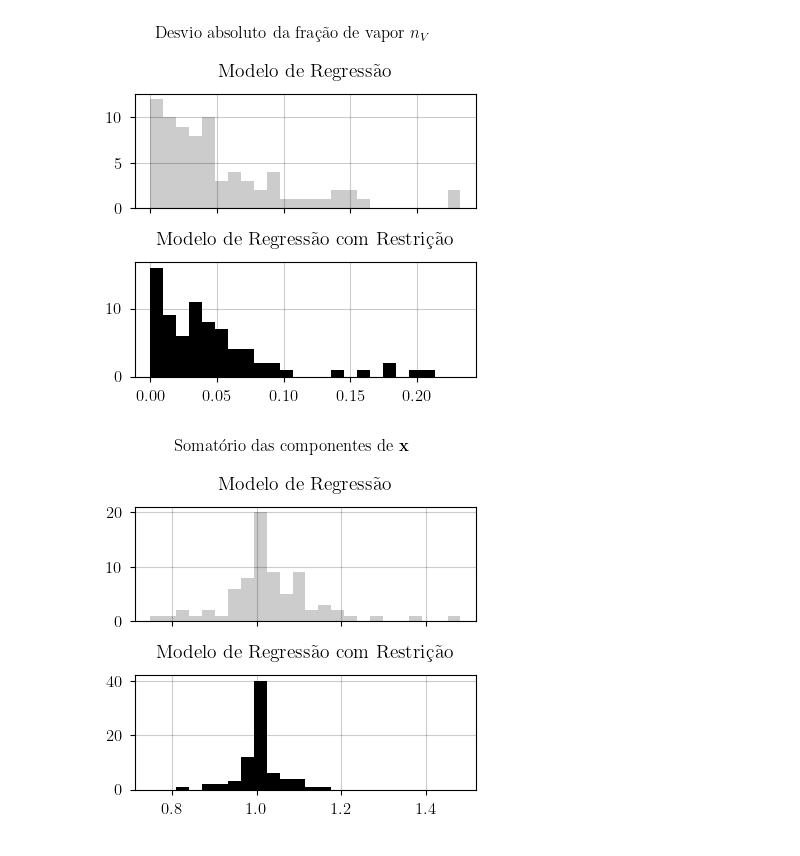
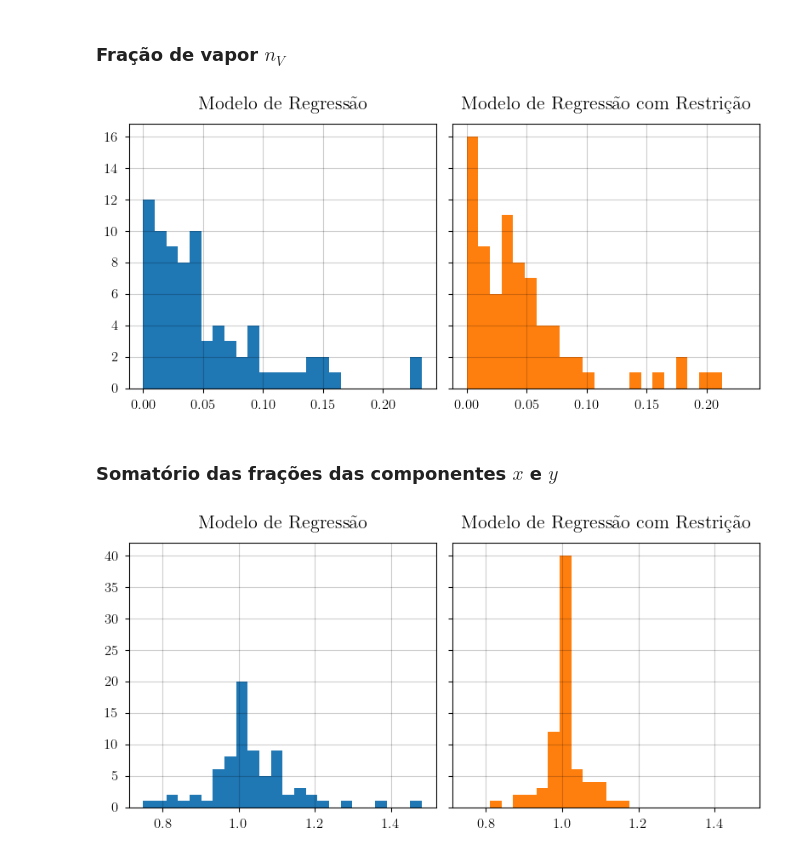
Before and after one commit to antonionicampos/nn-flash, a Jupyter notebook: notebooks/regression_analysis.ipynb, the cells around one changed output. Saved outputs shown, nothing was run; the diff lists cells and outputs as text; code cells hidden in the pictures.

Commit message:
improving and saving plot results and

```diff
--- a/notebooks/regression_analysis.ipynb
+++ b/notebooks/regression_analysis.ipynb
@@ -119,0 +166,30 @@ f.tight_layout()
+# %%
+x = np.array([i + 1 for i in np.arange(len(REGRESSION_TARGET_NAMES[:-1]))])
+y_mae1 = indices["model"]["y_error"].mean(axis=1)
+y_mae2 = indices["constrained_model"]["y_error"].mean(axis=1)
+
+f, ax = plt.subplots(figsize=(6, 4))
+
+y = y_mae1.mean(axis=0)
+y_err = y_mae1.std(axis=0) / np.sqrt(K_FOLDS - 1)
+print(y)
+print(y_err)
+ax.errorbar(x, y, y_err, c="tab:blue", label="Modelo com função custo simples", **errorbar_kwargs)
+
+y = y_mae2.mean(axis=0)
+y_err = y_mae2.std(axis=0) / np.sqrt(K_FOLDS - 1)
+print(y)
+print(y_err)
+ax.errorbar(x, y, y_err, c="tab:orange", label="Modelo com função custo com restrição", **errorbar_kwargs)
+
+ax.grid()
+ax.legend()
+
+def fix_ticks(name):
+    _, component = name.split("_")
+    return "$y_{" + component + "}$"
+
+ticks = [fix_ticks(name) for name in REGRESSION_TARGET_NAMES[:-1]]
+ax.set_xticks(x, ticks, rotation=90, ha="center")
+f.tight_layout()
+f.savefig(os.path.join("data", "images", f"plot_errory_per_component_{model_type}.png"), dpi=600, bbox_inches="tight")
@@ -120,37 +210,43 @@ f.tight_layout()
+# %% [markdown]
+### Fração de vapor $n_V$
 # %%
 nV_error_vec = indices["model"]["nV_error"].flatten()
 bins = np.linspace(nV_error_vec.min(), nV_error_vec.max(), num=25)
 
-f, axs = plt.subplots(2, 1, sharex=True, figsize=(4, 4))
-axs[0].hist(indices["model"]["nV_error"].flatten(), bins=bins, alpha=0.2)
-axs[1].hist(indices["constrained_model"]["nV_error"].flatten(), bins=bins)
-axs[0].set_title("Modelo de Regressão")
-axs[1].set_title("Modelo de Regressão com Restrição")
+f, axs = plt.subplots(1, 2, sharey=True, figsize=(8, 4))
+axs[0].hist(indices["model"]["nV_error"].flatten(), bins=bins, color="tab:blue")
+axs[1].hist(indices["constrained_model"]["nV_error"].flatten(), bins=bins, color="tab:orange")
+axs[0].set_title("Modelo de Regressão", size=16)
+axs[1].set_title("Modelo de Regressão com Restrição", size=16)
 
 for ax in axs:
     ax.grid()
 
-f.suptitle("Desvio absoluto da fração de vapor $n_V$")
+# f.suptitle("Desvio absoluto da fração de vapor $n_V$")
 f.tight_layout()
+f.savefig(os.path.join("data", "images", f"histogram_errornv.png"), dpi=600, bbox_inches="tight")
 # %% [output]
-[figure, old version]
+[figure, new version]
+# %% [markdown]
+### Somatório das frações das componentes $x$ e $y$
 # %%
 x_hat_vec = indices["model"]["x_hats"].sum(axis=2).flatten()
 bins = np.linspace(x_hat_vec.min(), x_hat_vec.max(), num=25)
 
-f, axs = plt.subplots(2, 1, sharex=True, figsize=(4, 4))
-axs[0].hist(indices["model"]["x_hats"].sum(axis=2).flatten(), bins=bins, alpha=0.2)
-axs[1].hist(indices["constrained_model"]["x_hats"].sum(axis=2).flatten(), bins=bins)
-axs[0].set_title("Modelo de Regressão")
-axs[1].set_title("Modelo de Regressão com Restrição")
+f, axs = plt.subplots(1, 2, sharey=True, figsize=(8, 4))
+axs[0].hist(indices["model"]["x_hats"].sum(axis=2).flatten(), bins=bins, color="tab:blue")
+axs[1].hist(indices["constrained_model"]["x_hats"].sum(axis=2).flatten(), bins=bins, color="tab:orange")
+axs[0].set_title("Modelo de Regressão", size=16)
+axs[1].set_title("Modelo de Regressão com Restrição", size=16)
 
 for ax in axs:
     ax.grid()
 
-f.suptitle("Somatório das componentes de $\\mathbf{x}$")
+# f.suptitle("Somatório das componentes de $\\mathbf{x}$")
 f.tight_layout()
+f.savefig(os.path.join("data", "images", f"histogram_errorsumx.png"), dpi=600, bbox_inches="tight")
 # %% [output]
-[figure, old version]
+[figure, new version]
 # %%
 y_hat_vec = indices["model"]["y_hats"].sum(axis=2).flatten()
 bins = np.linspace(y_hat_vec.min(), y_hat_vec.max(), num=25)
```
Also changed, not shown: parts of 13 cells of this notebook.
